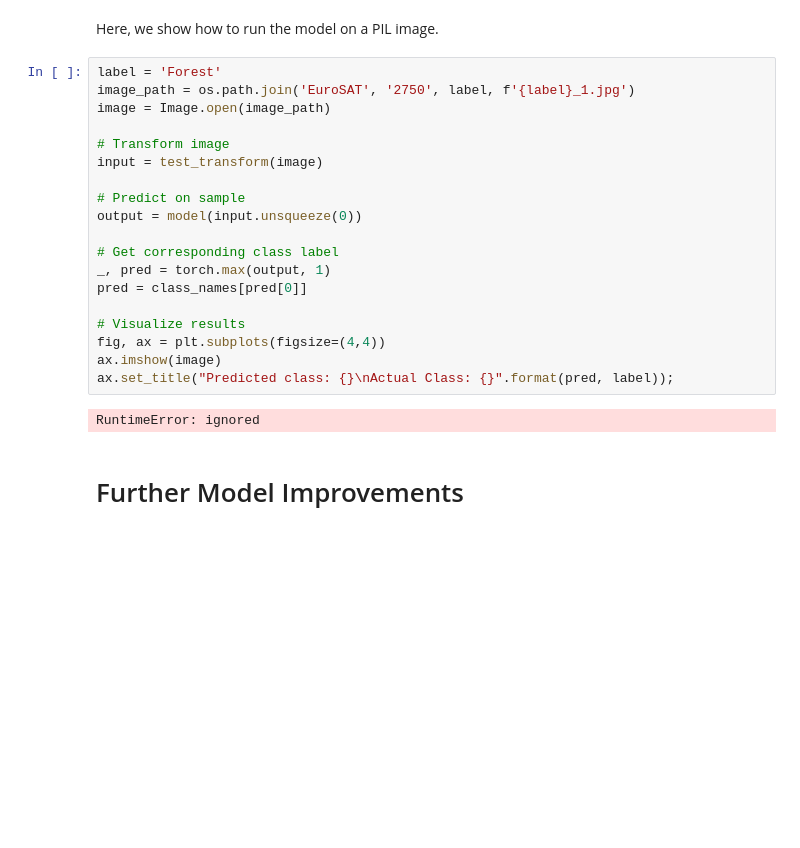
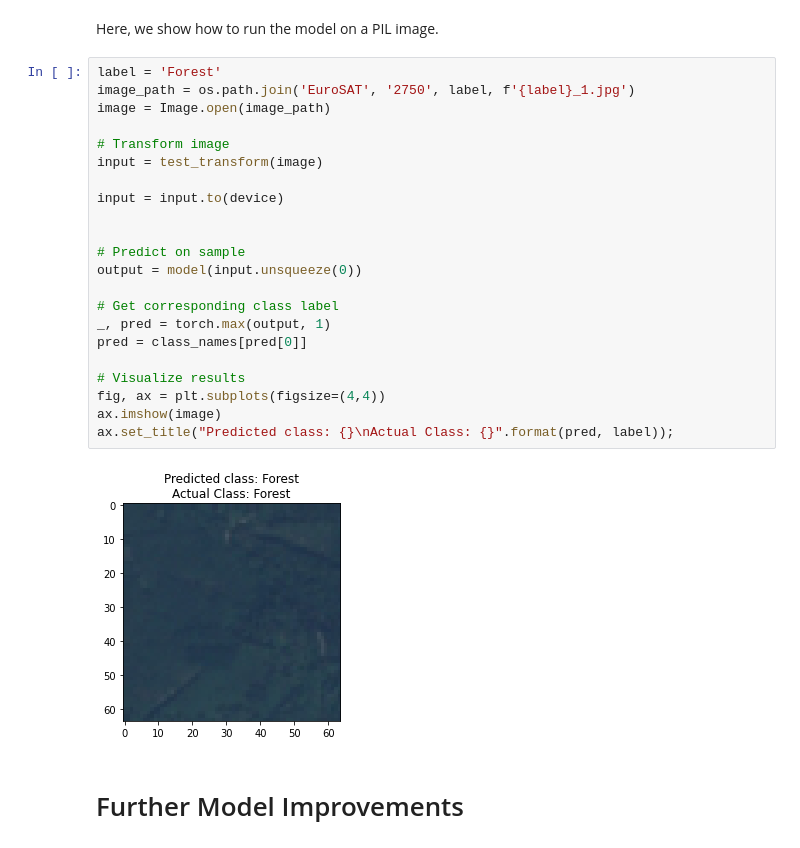
Before and after one commit to lauramenicacci/project_geocoding, a Jupyter notebook: remote_sensing_official.ipynb, the cells around one changed output. Drawn from its saved outputs; the diff is of its cells as text; blank space fills up the shorter version.

```diff
--- a/remote_sensing_official.ipynb
+++ b/remote_sensing_official.ipynb
@@ -597,24 +597,27 @@ Here, we show how to run the model on a PIL image.
 # %%
 label = 'Forest'
 image_path = os.path.join('EuroSAT', '2750', label, f'{label}_1.jpg')
 image = Image.open(image_path)
 
 # Transform image
 input = test_transform(image)
+
+input = input.to(device)
+
 
 # Predict on sample
 output = model(input.unsqueeze(0))
 
 # Get corresponding class label
 _, pred = torch.max(output, 1)
 pred = class_names[pred[0]]
 
 # Visualize results
 fig, ax = plt.subplots(figsize=(4,4))
 ax.imshow(image)
 ax.set_title("Predicted class: {}\nActual Class: {}".format(pred, label));
 # %% [output]
-RuntimeError: ignored
+[figure, added]
 # %% [markdown]
 # Further Model Improvements
 # %% [markdown]
```
Also changed, not shown: parts of 25 cells of this notebook.
